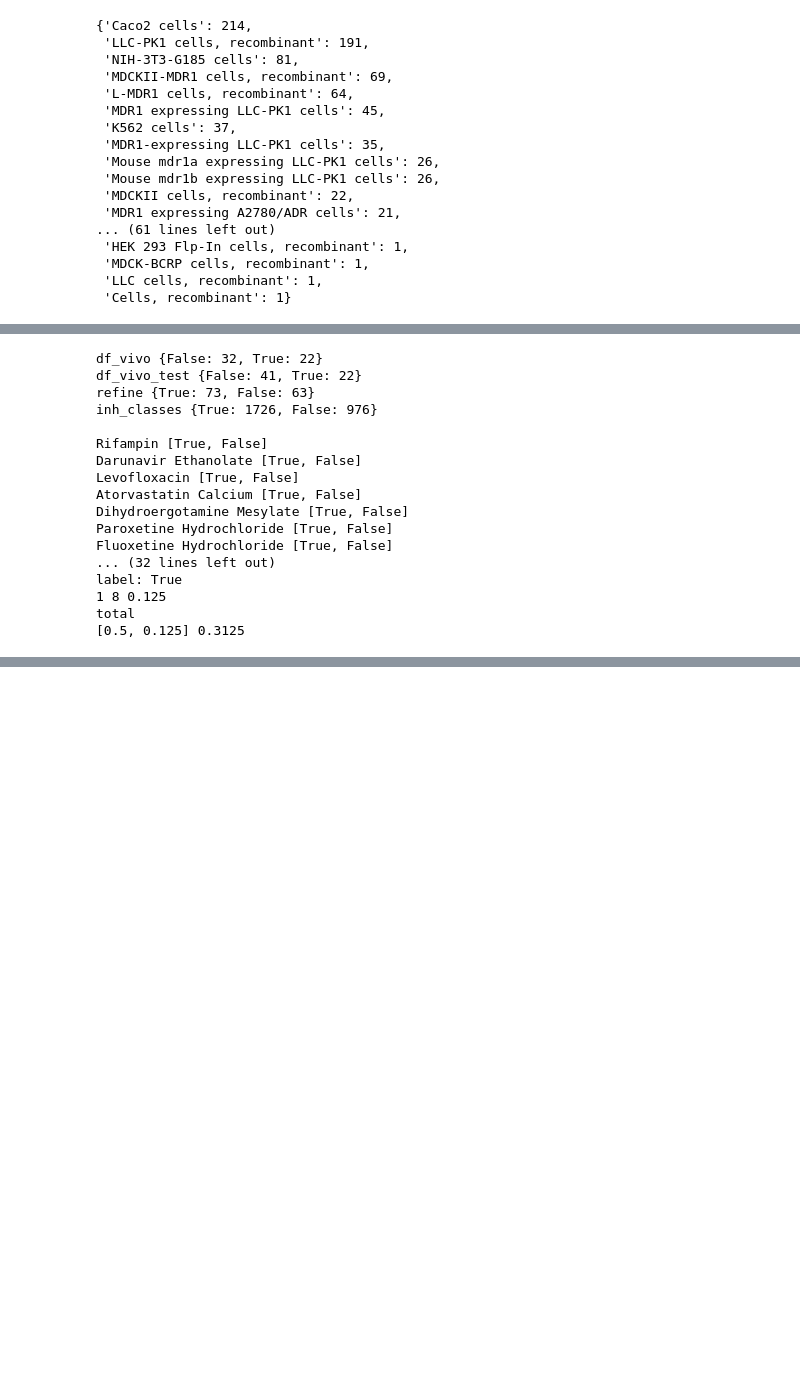
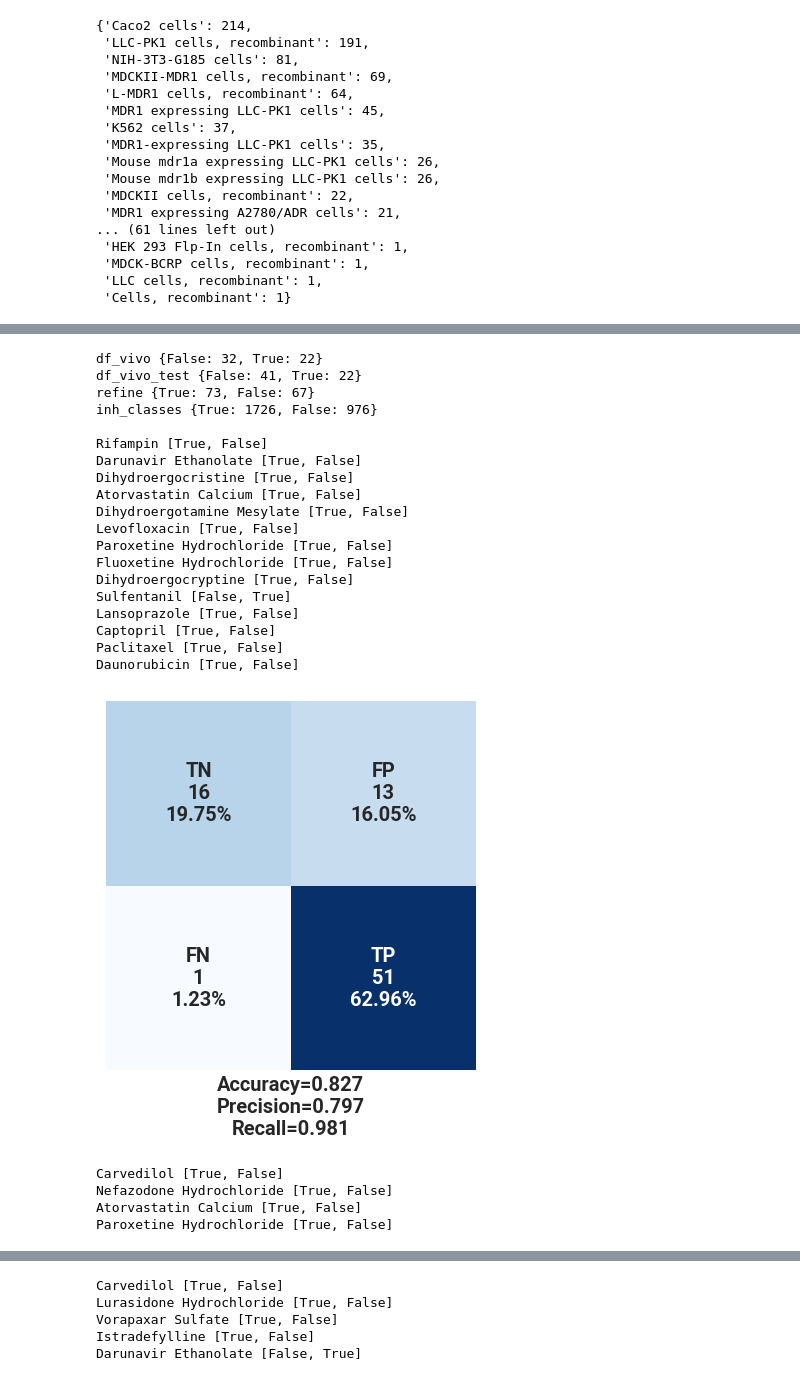
Before and after one commit to PatrickSu1101/MolMM, a Jupyter notebook: MolMM/csv/data_inh_refine/vitro.ipynb, the cells around one changed output, grey strips where cells are left out. Cells and saved outputs as stored; diff of their text form; code cells hidden in the pictures; blank space fills up the shorter version.

Commit message:
fix the bug: confusion matrix FN*FP reverse

```diff
--- a/MolMM/csv/data_inh_refine/vitro.ipynb
+++ b/MolMM/csv/data_inh_refine/vitro.ipynb
@@ -92,7 +172,7 @@ len(inh),len(inh.drop_duplicates(subset=['clean_smiles_pH']))
 # %% [output]
 (1181, 283)
 # %%
-sub_list=['CaAM','Digoxin','SiH','SiD','SiR','SiP','SiV','Others']
+sub_list=['CaAM','Digoxin','SiH','SiD','SiR','SiP','SiV']
 exp_list=['Caco2','MDR1','rCell']
 # %%
 count_place(inh,'substanceMeasured')
@@ -762,35 +980,60 @@ Results {True: 73, False: 63}
 # %%
 inh_classes= pd.read_csv('../data_classes/inhibitors_classes.csv')
 df_vivo = pd.read_csv('inhibitors_vivo.csv')
 df_vivo=df_vivo.dropna()
 df_vivo_test=pd.read_csv('inhibitors_vivo_test.csv')
 df_vivo_test=df_vivo_test.dropna()
 print('df_vivo',count_place(df_vivo,'label'))
 print('df_vivo_test',count_place(df_vivo_test,'label'))
 print('refine',count_place(inh_cell_fda,'label'))
 print('inh_classes',count_place(inh_classes,'label'))
 print()
-_=calc_confict(inh_classes,inh_cell_fda)
+cf=show_confict(inh_classes,inh_cell_fda)
+make_confusion_matrix(cf,
+                      group_names=labels,
+                      categories=categories,
+                      cmap='Blues')
+plt.savefig('../../../image/'+'inhLow2High.png',bbox_inches='tight',transparent=True,)
+plt.show()
 print()
-_=calc_confict(inh_classes,df_vivo_test)
+cf=show_confict(inh_classes,df_vivo_test)
+make_confusion_matrix(cf,
+                      group_names=labels,
+                      categories=categories,
+                      cmap='Blues')
+plt.savefig('../../../image/'+'inhLow2Vivo.png',bbox_inches='tight',transparent=True,)
+plt.show()
 print()
-_=calc_confict(inh_cell_fda,df_vivo_test)
+cf=show_confict(inh_cell_fda,df_vivo_test)
+make_confusion_matrix(cf,
+                      group_names=labels,
+                      categories=categories,
+                      cmap='Blues')
+plt.savefig('../../../image/'+'inhHigh2Vivo.png',bbox_inches='tight',transparent=True,)
+plt.show()
 print()
 # %% [output]
 df_vivo {False: 32, True: 22}
 df_vivo_test {False: 41, True: 22}
-refine {True: 73, False: 63}
+refine {True: 73, False: 67}
 inh_classes {True: 1726, False: 976}
 
 Rifampin [True, False]
 Darunavir Ethanolate [True, False]
-Levofloxacin [True, False]
+Dihydroergocristine [True, False]
 Atorvastatin Calcium [True, False]
 Dihydroergotamine Mesylate [True, False]
+Levofloxacin [True, False]
 Paroxetine Hydrochloride [True, False]
 Fluoxetine Hydrochloride [True, False]
-... (32 lines left out)
-label: True
-1 8 0.125
-total
-[0.5, 0.125] 0.3125
+Dihydroergocryptine [True, False]
+Sulfentanil [False, True]
+Lansoprazole [True, False]
+Captopril [True, False]
+Paclitaxel [True, False]
+Daunorubicin [True, False]
+[figure, added]
+Carvedilol [True, False]
+Nefazodone Hydrochloride [True, False]
+Atorvastatin Calcium [True, False]
+Paroxetine Hydrochloride [True, False]
@@ -796,0 +1041,5 @@ total
+Carvedilol [True, False]
+Lurasidone Hydrochloride [True, False]
+Vorapaxar Sulfate [True, False]
+Istradefylline [True, False]
+Darunavir Ethanolate [False, True]
```
Also changed, not shown: parts of 37 cells of this notebook, 13 other files.
